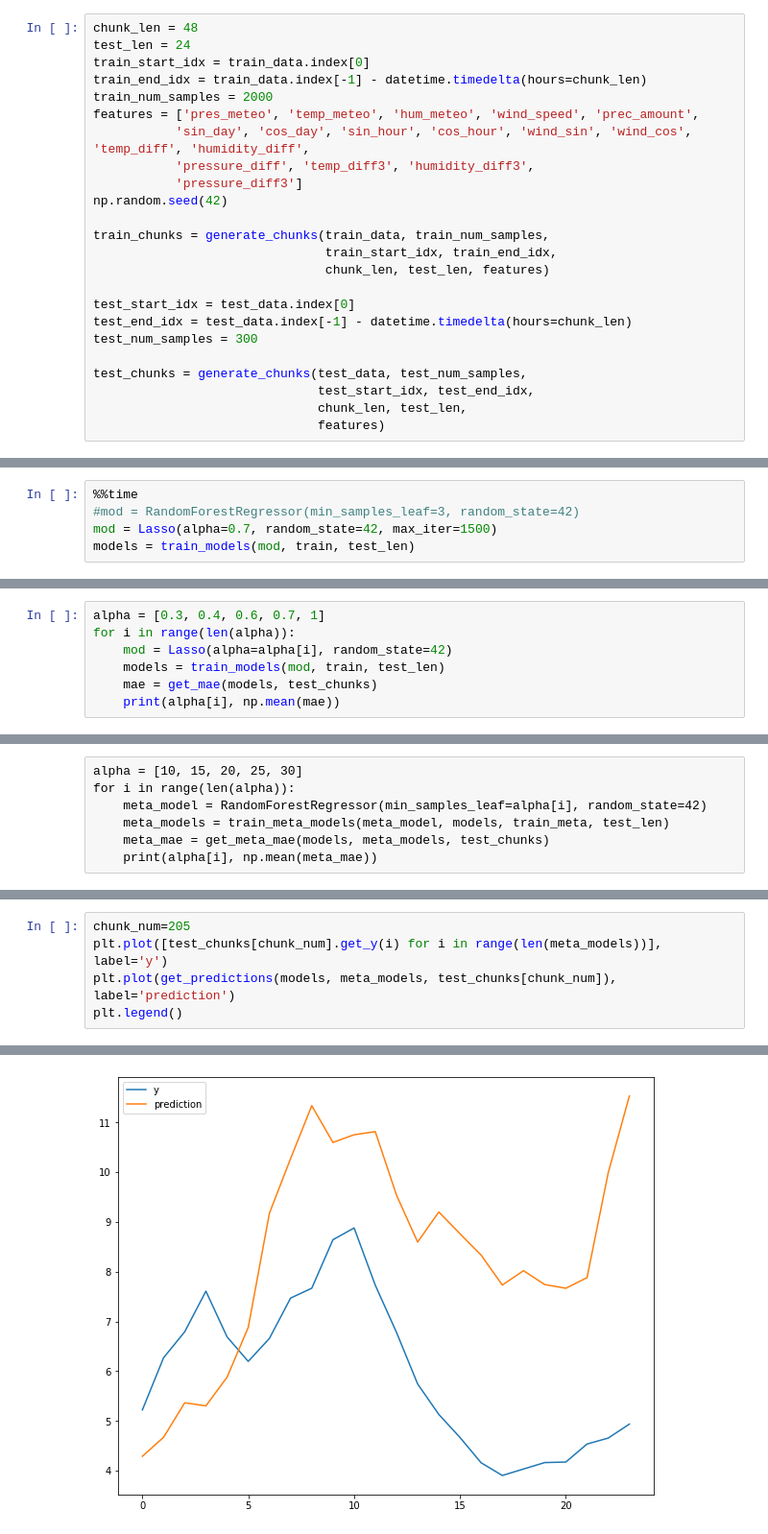
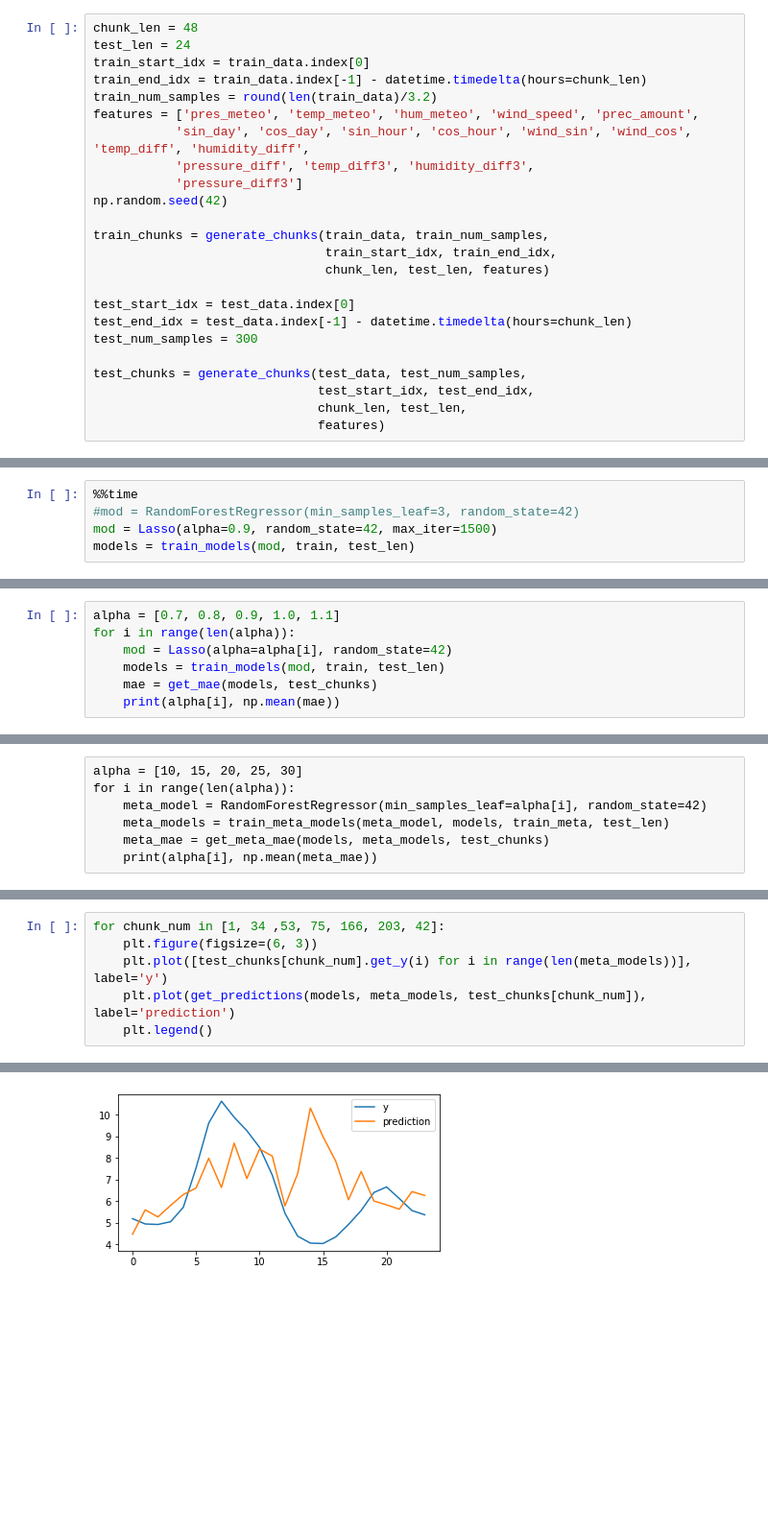
Before and after one commit to aerubanov/Proj_Air_Quality, a Jupyter notebook: notebooks/forecast_ansamble.ipynb, the cells around one changed output, grey strips where cells are left out. Shown at 96% size. Saved outputs shown, nothing was run; the diff lists cells and outputs as text; blank space fills up the shorter version.

Commit message:
optimaze chunks number and add prediction plots

```diff
--- a/notebooks/forecast_ansamble.ipynb
+++ b/notebooks/forecast_ansamble.ipynb
@@ -213,7 +213,7 @@ chunk_len = 48
 test_len = 24
 train_start_idx = train_data.index[0]
 train_end_idx = train_data.index[-1] - datetime.timedelta(hours=chunk_len)
-train_num_samples = 2000
+train_num_samples = round(len(train_data)/3.2)
 features = ['pres_meteo', 'temp_meteo', 'hum_meteo', 'wind_speed', 'prec_amount',
            'sin_day', 'cos_day', 'sin_hour', 'cos_hour', 'wind_sin', 'wind_cos', 'temp_diff', 'humidity_diff',
            'pressure_diff', 'temp_diff3', 'humidity_diff3',
@@ -260,6 +260,6 @@ def get_mae(models, chunks):
 # %%
 %%time
 #mod = RandomForestRegressor(min_samples_leaf=3, random_state=42)
-mod = Lasso(alpha=0.7, random_state=42, max_iter=1500)
+mod = Lasso(alpha=0.9, random_state=42, max_iter=1500)
 models = train_models(mod, train, test_len)
 # %% [output]
@@ -268,7 +268,7 @@ Wall time: 5.83 s
 # %%
 mae = get_mae(models, test_chunks)
 # %%
-alpha = [0.3, 0.4, 0.6, 0.7, 1]
+alpha = [0.7, 0.8, 0.9, 1.0, 1.1]
 for i in range(len(alpha)):
     mod = Lasso(alpha=alpha[i], random_state=42)
     models = train_models(mod, train, test_len)
@@ -437,6 +437,7 @@ meta_mae, np.mean(meta_mae)
 # %%
-chunk_num=205
-plt.plot([test_chunks[chunk_num].get_y(i) for i in range(len(meta_models))], label='y')
-plt.plot(get_predictions(models, meta_models, test_chunks[chunk_num]), label='prediction')
-plt.legend()
+for chunk_num in [1, 34 ,53, 75, 166, 203, 42]:
+    plt.figure(figsize=(6, 3))
+    plt.plot([test_chunks[chunk_num].get_y(i) for i in range(len(meta_models))], label='y')
+    plt.plot(get_predictions(models, meta_models, test_chunks[chunk_num]), label='prediction')
+    plt.legend()
 # %% [output]
@@ -444 +444 @@ plt.legend()
-[figure, old version]
+[figure, new version]
```
Also changed, not shown: parts of 12 cells of this notebook.
